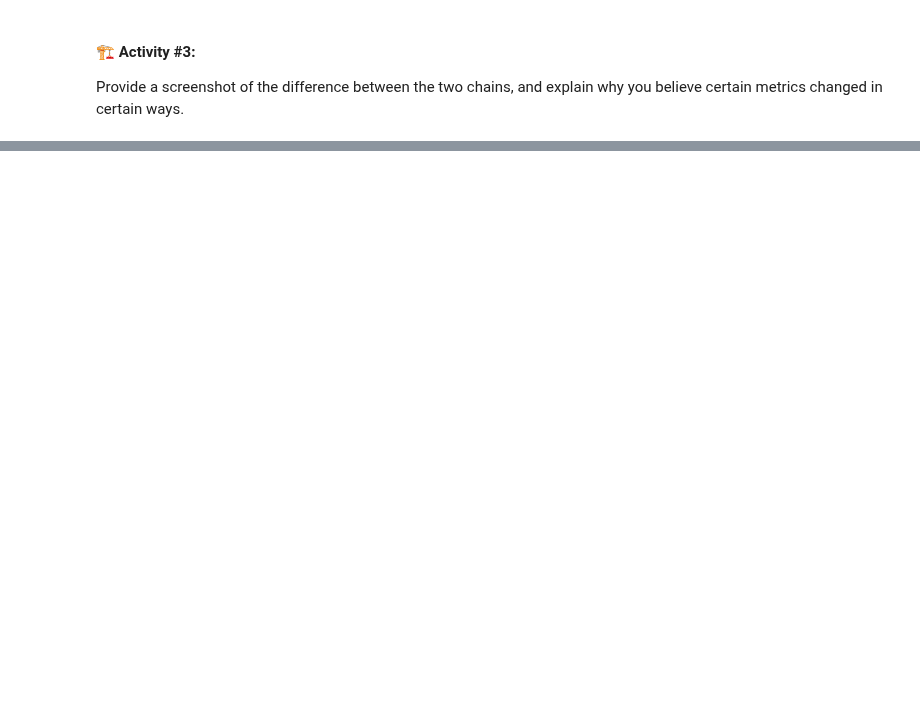
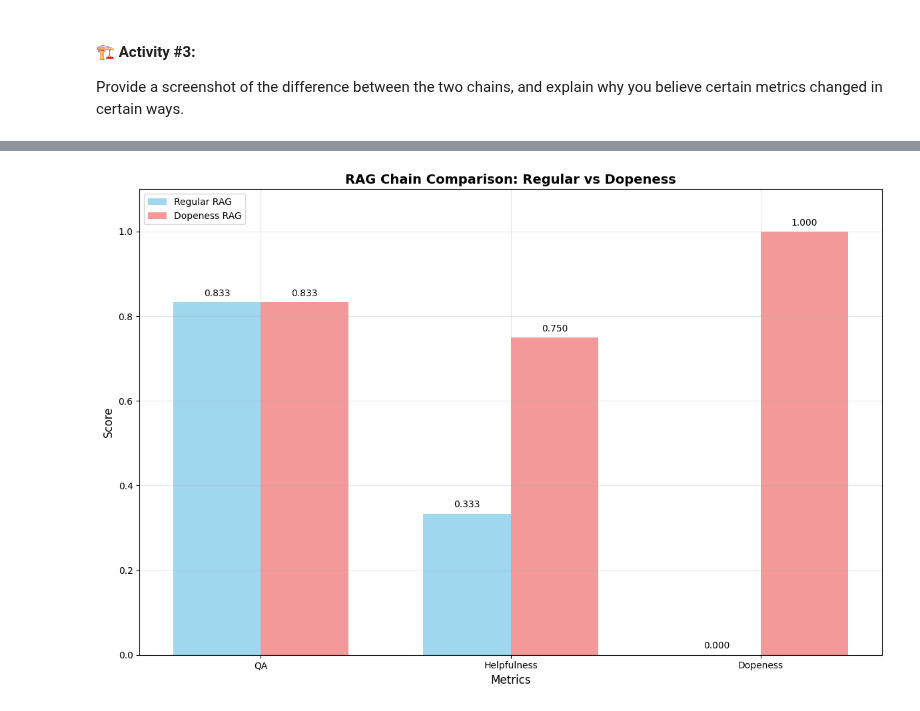
Before and after one commit to ashmangla/AI8, a Jupyter notebook: 07_Synthetic_Data_Generation_and_LangSmith/Synthetic_Data_Generation_RAGAS_&_LangSmith_Assignment.ipynb, the cells around one changed output, grey strips where cells are left out. Drawn from its saved outputs; the diff is of its cells as text; code cells hidden in the pictures; blank space fills up the shorter version.

Commit message:
adding prepost dopeness eval comparison

```diff
--- a/07_Synthetic_Data_Generation_and_LangSmith/Synthetic_Data_Generation_RAGAS_&_LangSmith_Assignment.ipynb
+++ b/07_Synthetic_Data_Generation_and_LangSmith/Synthetic_Data_Generation_RAGAS_&_LangSmith_Assignment.ipynb
@@ -634,0 +643,18 @@ Provide a screenshot of the difference between the two chains, and explain why y
+# %%
+import matplotlib.pyplot as plt
+import pandas as pd
+# Run evaluations and store results
+# Run evaluations and store results
+regular_eval = evaluate(
+    rag_chain.invoke,
+    data=dataset_name,
+    evaluators=[qa_evaluator, labeled_helpfulness_evaluator, dopeness_evaluator],
+    metadata={"revision_id": "regular_rag_chain"},
+)
+
+dopeness_eval = evaluate(
+    dopeness_rag_chain.invoke,
+    data=dataset_name,
+    evaluators=[qa_evaluator, labeled_helpfulness_evaluator, dopeness_evaluator],
+    metadata={"revision_id": "dopeness_rag_chain"},
+)
@@ -634,0 +667,81 @@ Provide a screenshot of the difference between the two chains, and explain why y
+# %%
+
+# Convert to pandas DataFrames
+regular_df = regular_eval.to_pandas()
+dopeness_df = dopeness_eval.to_pandas()
+
+# Calculate average scores for each metric
+regular_scores = {
+    'QA': regular_df['feedback.correctness'].mean(),
+    'Helpfulness': regular_df['feedback.helpfulness'].mean(),
+    'Dopeness': regular_df['feedback.dopeness'].mean()
+}
+
+dopeness_scores = {
+    'QA': dopeness_df['feedback.correctness'].mean(),
+    'Helpfulness': dopeness_df['feedback.helpfulness'].mean(),
+    'Dopeness': dopeness_df['feedback.dopeness'].mean()
+}
+
+# Create comparison dataframe
+comparison_data = {
+    'Metric': ['QA', 'Helpfulness', 'Dopeness'],
+    'Regular RAG': [regular_scores['QA'], regular_scores['Helpfulness'], regular_scores['Dopeness']],
+    'Dopeness RAG': [dopeness_scores['QA'], dopeness_scores['Helpfulness'], dopeness_scores['Dopeness']]
+}
+
+df = pd.DataFrame(comparison_data)
+
+# Create side-by-side bar chart
+fig, ax = plt.subplots(figsize=(12, 8))
+
+# Set up the bar positions
+x = range(len(df['Metric']))
+width = 0.35
+
+# Create bars
+bars1 = ax.bar([i - width/2 for i in x], df['Regular RAG'], width, label='Regular RAG', alpha=0.8, color='skyblue')
+bars2 = ax.bar([i + width/2 for i in x], df['Dopeness RAG'], width, label='Dopeness RAG', alpha=0.8, color='lightcoral')
+
+# Add value labels on bars
+def add_value_labels(bars):
+    for bar in bars:
+        height = bar.get_height()
+        ax.text(bar.get_x() + bar.get_width()/2., height + 0.01,
+                f'{height:.3f}', ha='center', va='bottom', fontsize=10)
+
+add_value_labels(bars1)
+add_value_labels(bars2)
+
+# Customize the chart
+ax.set_xlabel('Metrics', fontsize=12)
+ax.set_ylabel('Score', fontsize=12)
+ax.set_title('RAG Chain Comparison: Regular vs Dopeness', fontsize=14, fontweight='bold')
+ax.set_xticks(x)
+ax.set_xticklabels(df['Metric'])
+ax.legend()
+ax.grid(True, alpha=0.3)
+
+# Set y-axis limits
+ax.set_ylim(0, 1.1)
+
+plt.tight_layout()
+plt.show()
+
+# Print the comparison table
+print("RAG Chain Comparison Results:")
+print("=" * 60)
+print(f"{'Metric':<15} {'Regular RAG':<12} {'Dopeness RAG':<12} {'Difference':<12} {'Change':<8}")
+print("-" * 70)
+
+for metric in ['QA', 'Helpfulness', 'Dopeness']:
+    regular_score = regular_scores[metric]
+    dopeness_score = dopeness_scores[metric]
+    difference = dopeness_score - regular_score
+    change = "↑" if difference > 0 else "↓" if difference < 0 else "="
+
+    print(f"{metric:<15} {regular_score:<12.3f} {dopeness_score:<12.3f} {difference:<12.3f} {change:<8}")
+
+print("=" * 70)
+# %% [output]
+[figure, added]
```
Also changed, not shown: parts of 9 cells of this notebook, 4 other files.
